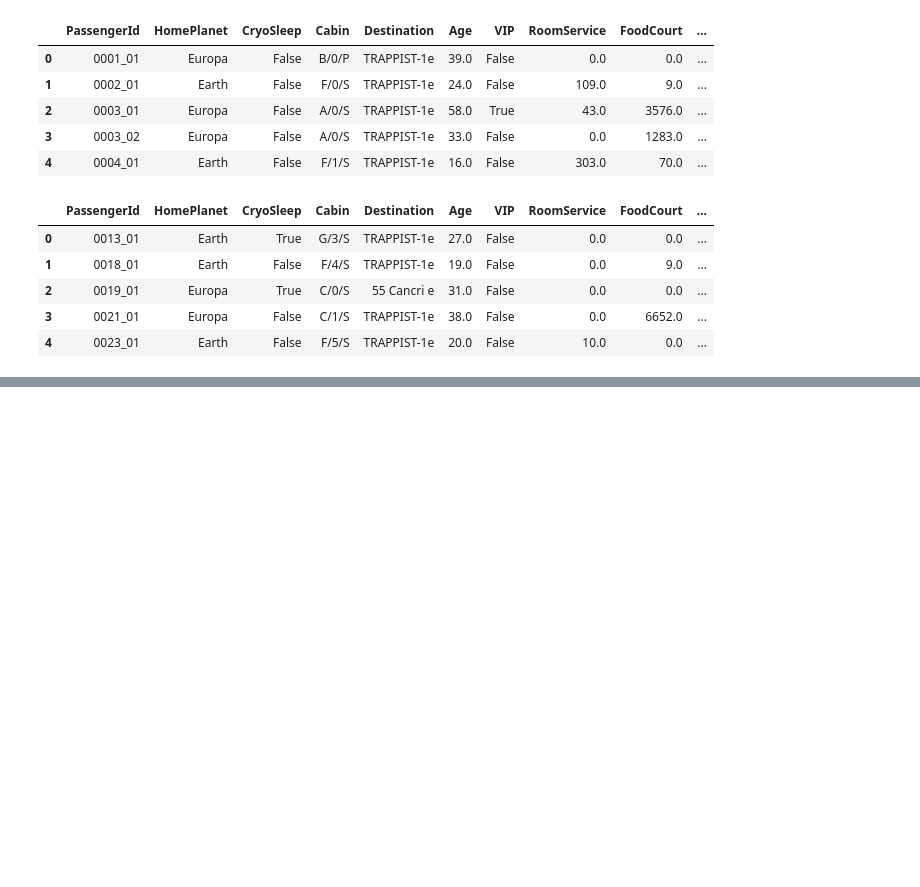
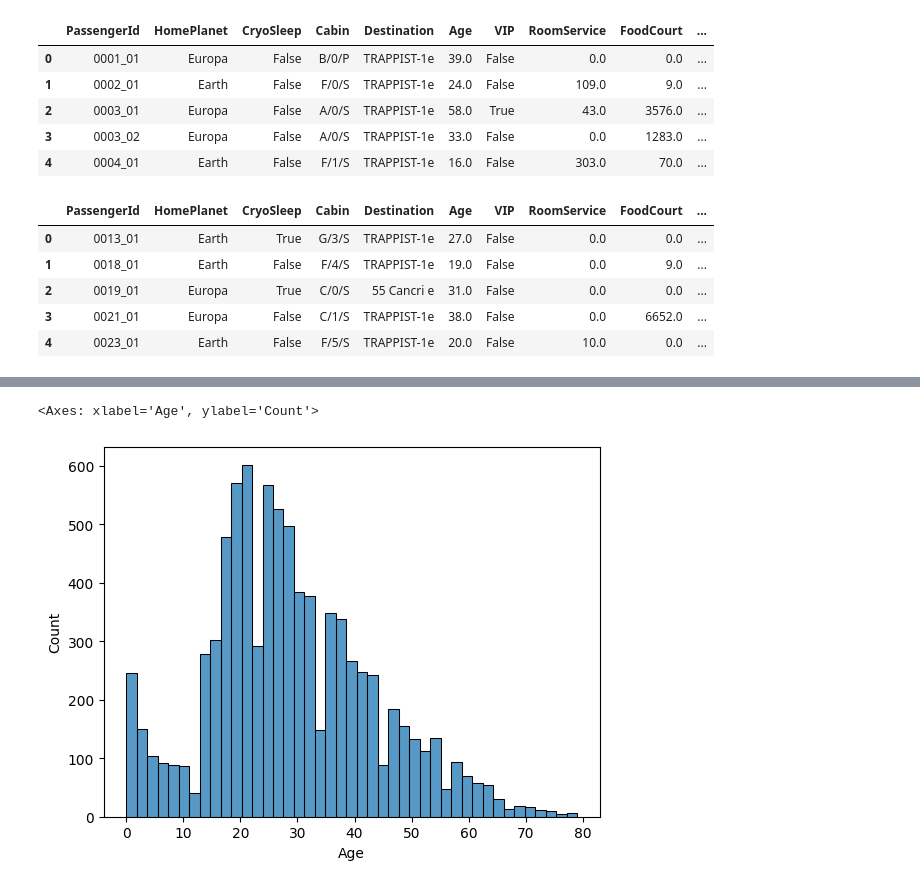
Before and after one commit to gboyeg/Spaceship-Titanic, a Jupyter notebook: spaceship_data.ipynb, the cells around one changed output, grey strips where cells are left out. Saved outputs shown, nothing was run; the diff lists cells and outputs as text; code cells hidden in the pictures; blank space fills up the shorter version.

```diff
--- a/spaceship_data.ipynb
+++ b/spaceship_data.ipynb
@@ -43,8 +44,8 @@ from google.colab import output
 output.enable_custom_widget_manager()
 # %%
 # Load the data
-train_data = pd.read_csv("/train.csv") # load training data
-test_data = pd.read_csv("/test.csv") # load test data
+train_data = pd.read_csv("/content/drive/MyDrive/spaceship data1/train.csv") # load training data
+test_data = pd.read_csv("/content/drive/MyDrive/spaceship data1/test.csv") # load test data
 # %%
 train_data.head()
 # %% [output]
@@ -65,0 +136,5 @@ test_data.head()
+# %%
+sns.histplot(data=train_data,x="Age")
+# %% [output]
+<Axes: xlabel='Age', ylabel='Count'>
+[figure, added]
```
Also changed, not shown: parts of 9 cells of this notebook.
